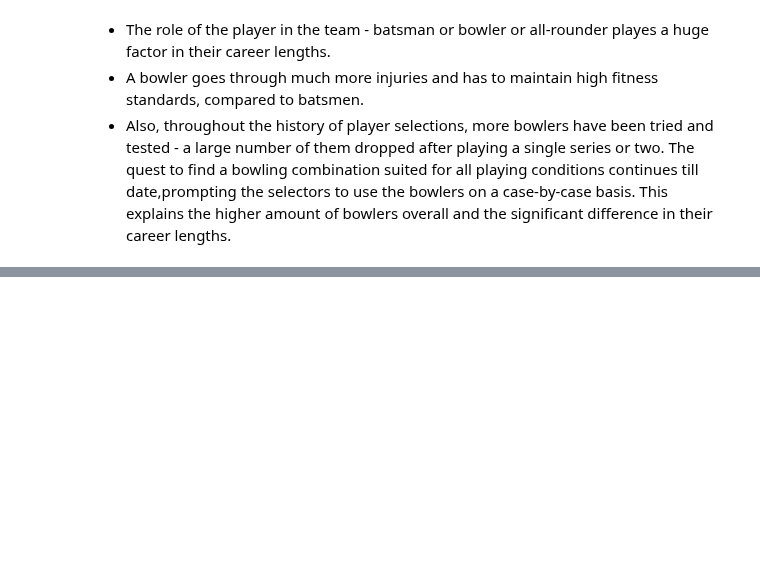
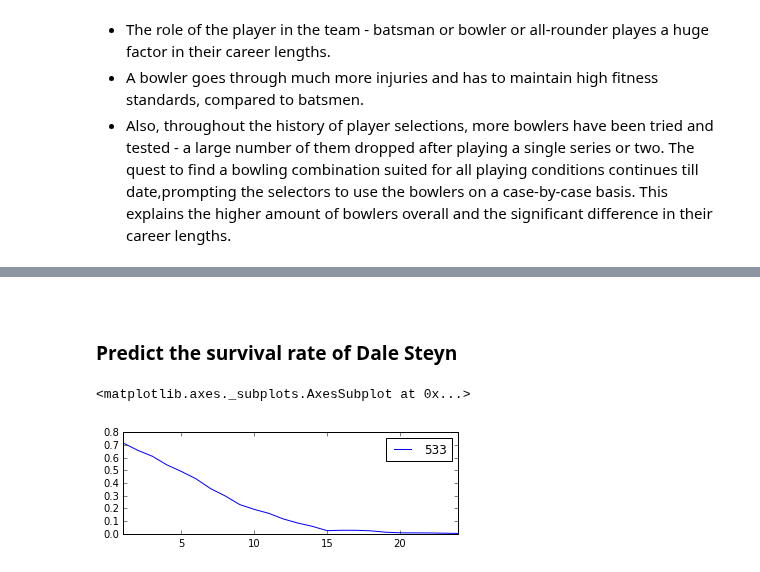
Before and after one commit to keshavramaswamy/ipython-notebooks, a Jupyter notebook: survival_analysis.ipynb, the cells around one changed output, grey strips where cells are left out. Saved outputs shown, nothing was run; the diff lists cells and outputs as text; code cells hidden in the pictures; blank space fills up the shorter version.

```diff
--- a/survival_analysis.ipynb
+++ b/survival_analysis.ipynb
@@ -743,0 +816,12 @@ plt.title("Survival curve of ODI Careers among batsmen and bowlers")
+# %% [markdown]
+<a id='predict_steyn'></a>
+# %% [markdown]
+### Predict the survival rate of Dale Steyn
+# %%
+ix = (df_censor_new['name'] == 'DW Steyn')
+steyn = X[ix]
+ax = plt.subplot(2,1,2)
+aaf.predict_survival_function(steyn).plot(ax=ax)
+# %% [output]
+<matplotlib.axes._subplots.AxesSubplot at 0x...>
+[figure, added]
```
Also changed, not shown: parts of 17 cells of this notebook.
